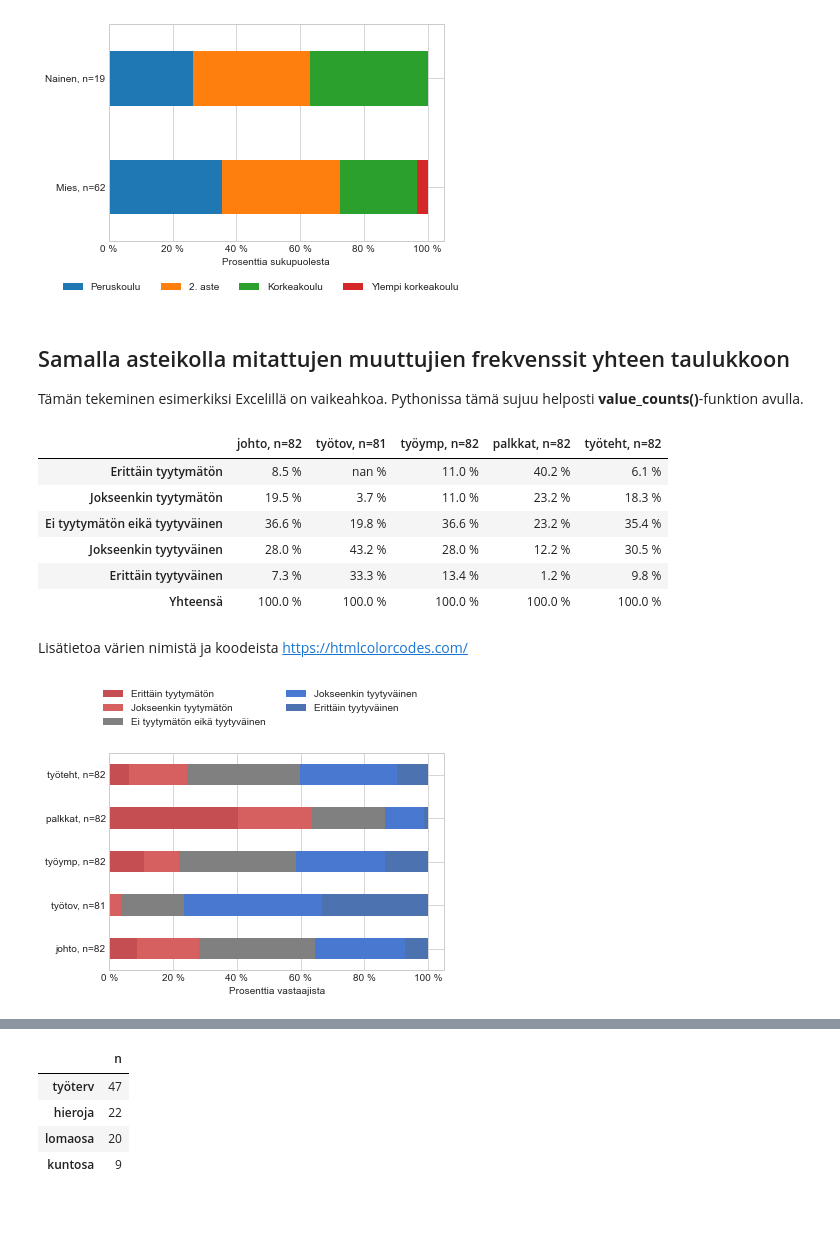
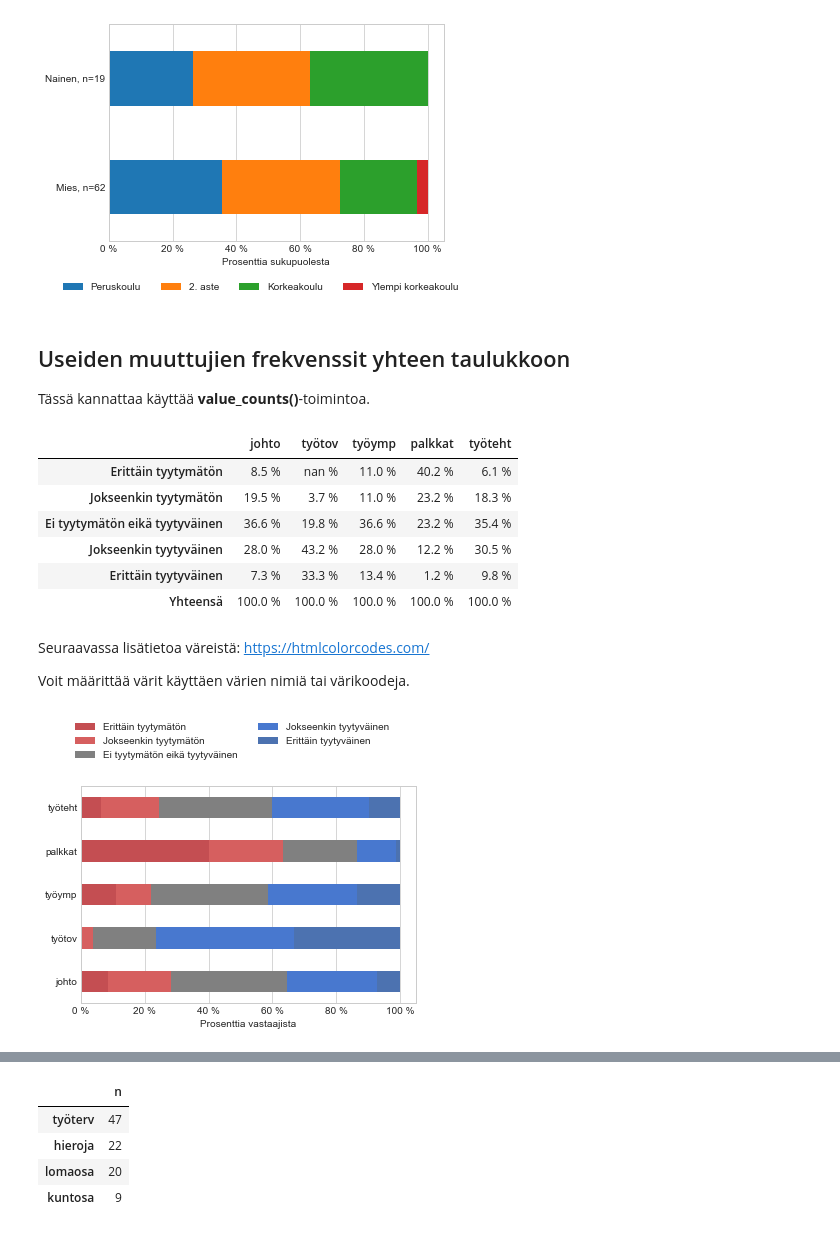
Before and after one commit to taanila/selittava, a Jupyter notebook: lukumaaria.ipynb, the cells around one changed output, grey strips where cells are left out. Saved outputs shown, nothing was run; the diff lists cells and outputs as text; code cells hidden in the pictures.

```diff
--- a/lukumaaria.ipynb
+++ b/lukumaaria.ipynb
@@ -150,11 +167,11 @@ ax3.xaxis.set_major_formatter(myFmt1)
 # %% [output]
 [figure]
 # %% [markdown]
-<h2>Samalla asteikolla mitattujen muuttujien frekvenssit yhteen taulukkoon</h2>
+<h2>Useiden muuttujien frekvenssit yhteen taulukkoon</h2>
 
-Tämän tekeminen esimerkiksi Excelillä on vaikeahkoa. Pythonissa tämä sujuu helposti <b>value_counts()</b>-funktion avulla.
+Tässä kannattaa käyttää <b>value_counts()</b>-toimintoa.
 # %%
-# Lasken lukumääriä value_counts()-funktiolla ja muutan tuloksen dataframeksi
+# Lasken lukumääriä value_counts()-toiminnolla ja muutan tuloksen dataframeksi
 df4 = df['johto'].value_counts(sort = False, normalize = True).to_frame()
 
 # Lisään dataframeen uusia sarakkeita
@@ -166,38 +183,40 @@ df4['työteht'] = df['työteht'].value_counts(sort = False, normalize = True)
 # Riviotsikot aiemmin määritellystä tyytyväisyys-listasta
 df4.index = tyytyväisyys
 
+# Yhteensä-rivi
 df4.loc['Yhteensä'] = df4.sum()
-
-# Kikkailen n-arvot otsikoihin
-for var in df4.columns:
-    df4 = df4.rename(columns = {var : var + ', n=' + str(df[var].count())})
 
 # Loppusilaus
 (df4*100).style.format('{:.1f} %')
 # %% [output]
-|  | johto, n=82 | työtov, n=81 | työymp, n=82 | palkkat, n=82 | työteht, n=82 |
+|  | johto | työtov | työymp | palkkat | työteht |
 | Erittäin tyytymätön | 8.5 % | nan % | 11.0 % | 40.2 % | 6.1 % |
 | Jokseenkin tyytymätön | 19.5 % | 3.7 % | 11.0 % | 23.2 % | 18.3 % |
 | Ei tyytymätön eikä tyytyväinen | 36.6 % | 19.8 % | 36.6 % | 23.2 % | 35.4 % |
 | Jokseenkin tyytyväinen | 28.0 % | 43.2 % | 28.0 % | 12.2 % | 30.5 % |
 | Erittäin tyytyväinen | 7.3 % | 33.3 % | 13.4 % | 1.2 % | 9.8 % |
 | Yhteensä | 100.0 % | 100.0 % | 100.0 % | 100.0 % | 100.0 % |
-# %% [markdown]
-Lisätietoa värien nimistä ja koodeista https://htmlcolorcodes.com/
+# %% [markdown]
+Seuraavassa lisätietoa väreistä: https://htmlcolorcodes.com/
+
+Voit määrittää värit käyttäen värien nimiä tai värikoodeja.
 # %%
 # Edellinen 100 % pylväinä
 ax4 = df4.drop('Yhteensä').T.plot.barh(stacked = True,
-                    color=['#C44E52', '#D65F5F', 'gray', '#4878CF', '#4C72B0'])
+                    color = ['#C44E52', '#D65F5F', 'gray', '#4878CF', '#4C72B0'])
 
 ax4.set_xlabel('Prosenttia vastaajista')
 
 # Selitteen sijainti; 2 selitettä vierekkäin
-ax4.legend(loc=(-0.03, 1.1), ncol = 2)
+ax4.legend(loc = (-0.03, 1.1), ncol = 2)
 
 # x-akselin ticksien tuunaus
 ax4.xaxis.set_major_formatter(myFmt1)
+
+# Poistan vaakasuuntaisen taustaviivoituksen
+ax4.grid(axis = 'y')
 # %% [output]
-[figure, old version]
+[figure, new version]
 # %% [markdown]
 Matplotlib mahdollistaa monenlaisia toteutuksia. Seuraavassa laadin viiden kaavion yhdistelmän
 
```
Also changed, not shown: parts of 25 cells of this notebook.
